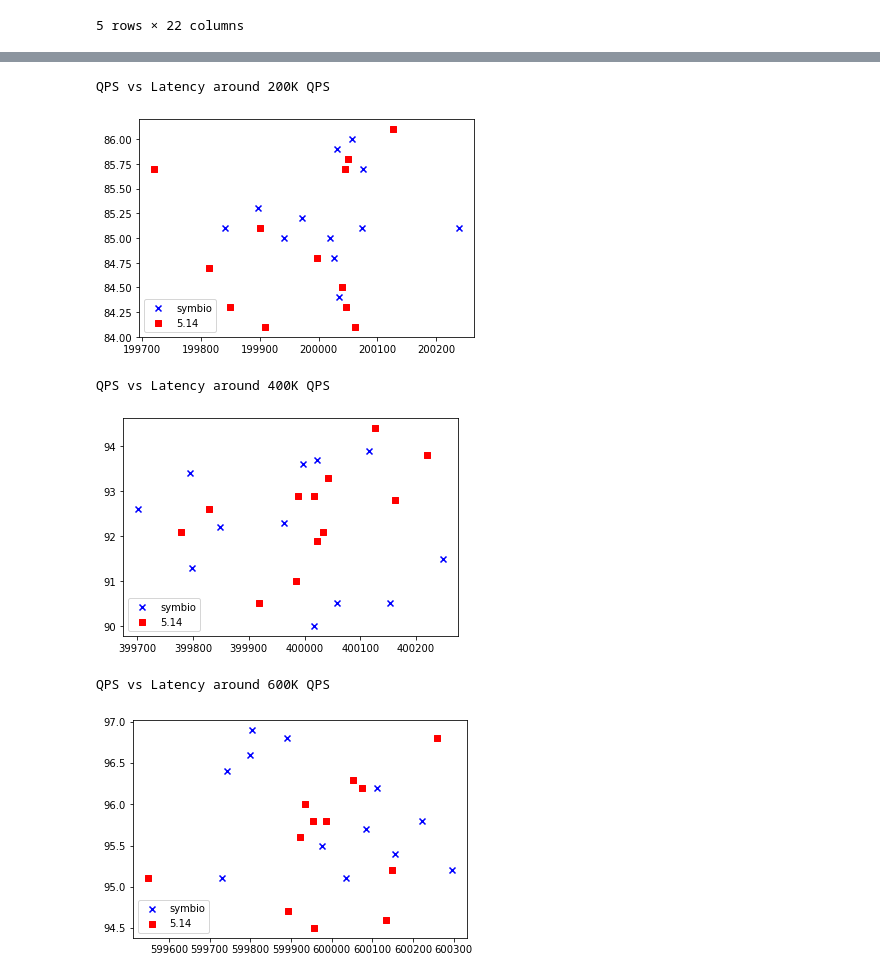
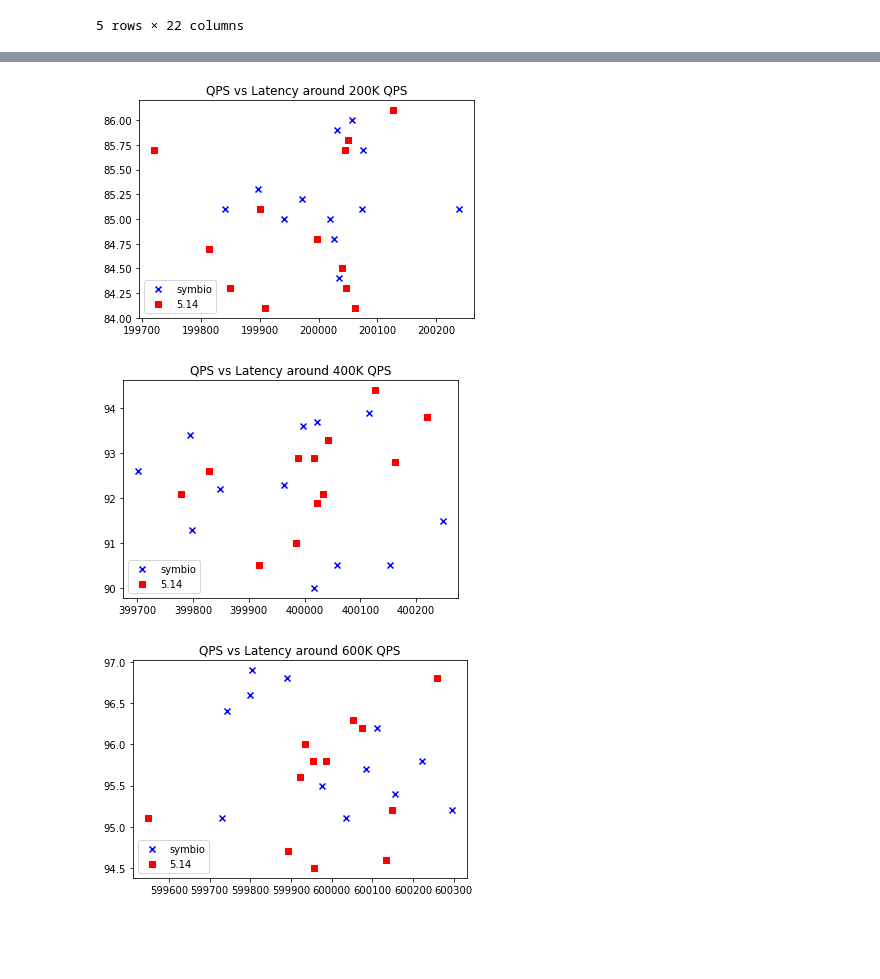
Before and after one commit to like101101/energy_trace_experiment_scripts, a Jupyter notebook: mcd/like/Visualization.ipynb, the cells around one changed output, grey strips where cells are left out. Cells and saved outputs as stored; diff of their text form; code cells hidden in the pictures; blank space fills up the shorter version.

```diff
--- a/mcd/like/Visualization.ipynb
+++ b/mcd/like/Visualization.ipynb
@@ -89,33 +80,30 @@ QPS vs Joules around 1200K QPS
 # %%
 def plot_by_latency(loc1, loc2, qps):
     df1 = sorted_df(symbio_location,qps)
     df2 = sorted_df(linux_location,qps)
     qps1 = df1['measure_QPS'].tolist()
     latency1 = df1['read_99th'].tolist()
     qps2 = df2['measure_QPS'].tolist()
     latency2 = df2['read_99th'].tolist()
     fig = plt.figure()
     ax1 = fig.add_subplot(111)
     ax1.scatter(qps1,latency1, c='b', marker='x', label='symbio')
     ax1.scatter(qps2,latency2, c='r', marker='s', label='5.14')
     plt.legend(loc='lower left')
-    print ('QPS vs Latency around ' + str(int(qps/1000))+ 'K QPS')
+    plt.title ('QPS vs Latency around ' + str(int(qps/1000))+ 'K QPS')
     plt.show()
 
 plot_by_latency(symbio_location, linux_location, qps_list[0])
 # %% [output]
-QPS vs Latency around 200K QPS
-[figure, old version]
+[figure, new version]
 # %%
 plot_by_latency(symbio_location, linux_location, qps_list[1])
 # %% [output]
-QPS vs Latency around 400K QPS
-[figure, old version]
+[figure, new version]
 # %%
 plot_by_latency(symbio_location, linux_location, qps_list[2])
 # %% [output]
-QPS vs Latency around 600K QPS
-[figure, old version]
+[figure, new version]
 # %%
 plot_by_latency(symbio_location, linux_location, qps_list[3])
 # %% [output]
```
Also changed, not shown: parts of 12 cells of this notebook.
